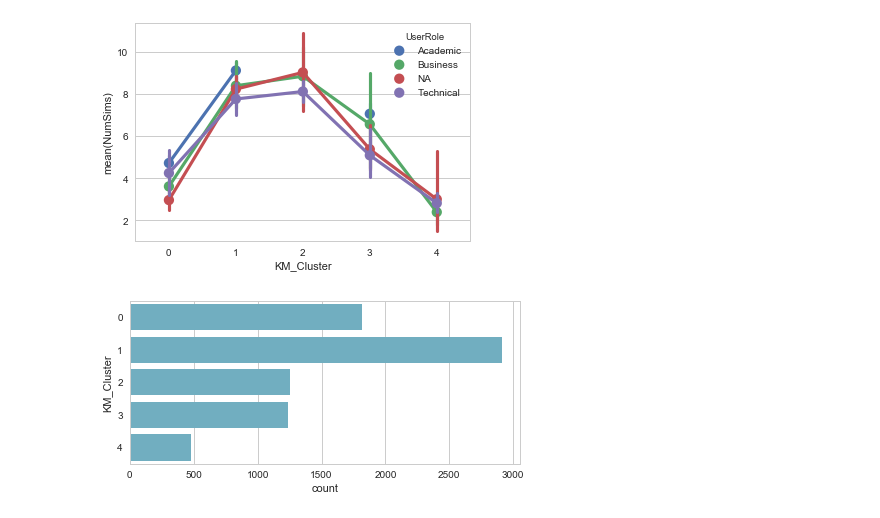
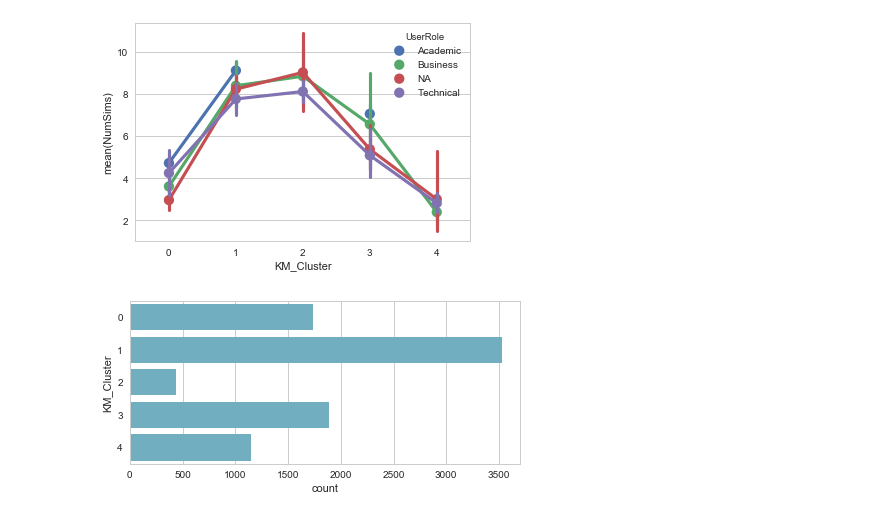
Before and after one commit to Stuart-D-King/homer_segmentation, a Jupyter notebook: homer_eda.ipynb, the cells around one changed output. Saved outputs shown, nothing was run; the diff lists cells and outputs as text; code cells hidden in the pictures.

```diff
--- a/homer_eda.ipynb
+++ b/homer_eda.ipynb
@@ -572,6 +580,6 @@ sns.pointplot(x='KM_Cluster', y='NumSims', hue='UserRole', data=df_users_cluster
 [figure]
 # %%
 f, ax = plt.subplots(figsize=(7, 3))
-sns.countplot(y='KM_Cluster', data=df_users_clustered_clean, color="c");
+sns.countplot(y='KM_Cluster', data=df_users_clustered, color="c");
 # %% [output]
-[figure, old version]
+[figure, new version]
```
Also changed, not shown: parts of 31 cells of this notebook, 2 other files.
